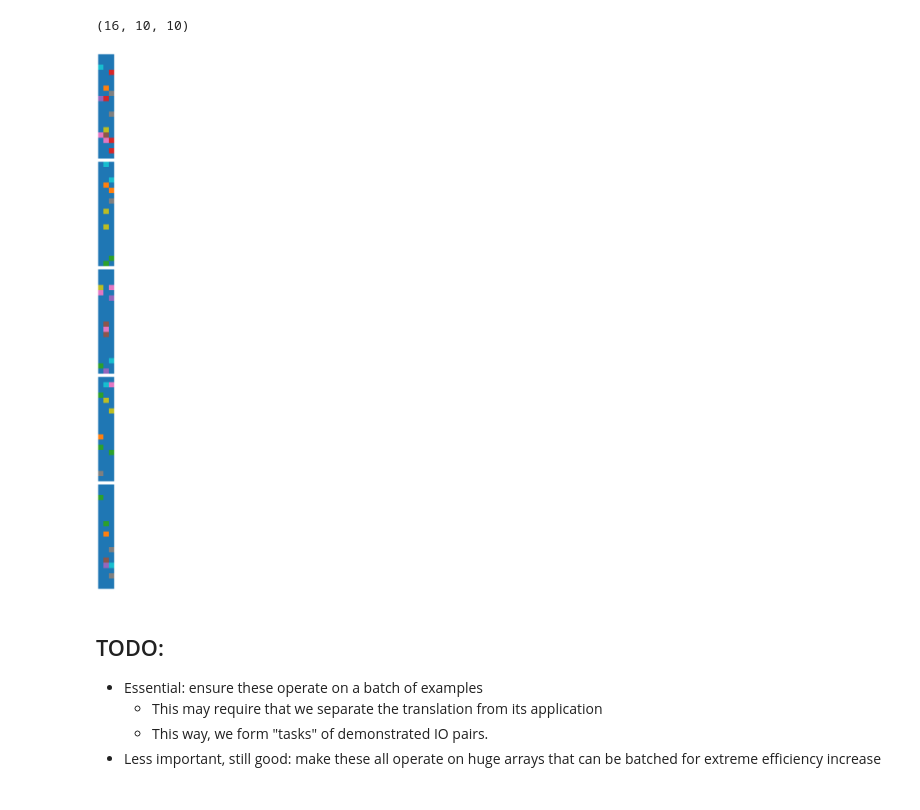
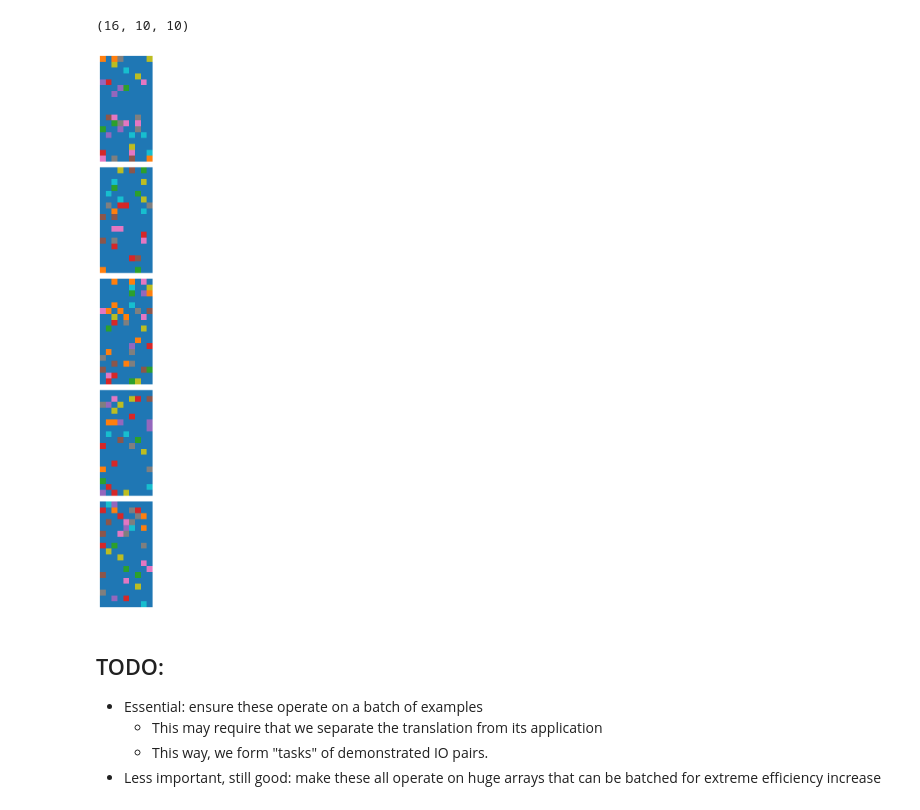
Before and after one commit to samj-ai/composition, a Jupyter notebook: notebooks/data_test.ipynb, the cells around one changed output. Drawn from its saved outputs; the diff is of its cells as text; code cells hidden in the pictures.

```diff
--- a/notebooks/data_test.ipynb
+++ b/notebooks/data_test.ipynb
@@ -78,10 +81,21 @@ ex.shape
 # %%
 data = ex
 # %%
+import matplotlib.colors as mcolors
+
 sraven_title = 'An Example SRaven Grid:\n3 x 3 w/ 8 Permuted Features'
-fig, axes = plt.subplots(3, 3, figsize=(12, 12))
+size_per_subplot = 2
+fig, axes = plt.subplots(3, 3, figsize=(3 * size_per_subplot, 3 * size_per_subplot))
 axes = axes.flatten()
-cmap = plt.cm.viridis
+# cmap = plt.cm.viridis
+
+# nicer formatting
+palette1 = plt.cm.tab20.colors
+palette2 = plt.cm.tab20b.colors
+palette3 = plt.cm.tab20c.colors
+combined_colors = list(palette1) + list(palette2) + list(palette3)
+cmap = mcolors.ListedColormap(combined_colors)
+cmap.name = 'combined_qualitative'
 
 # Loop through the 9 blocks (3×3 grid)
 for block_idx in range(9):
@@ -110,6 +124,6 @@ for block_idx in range(9):
     axes[block_idx].set_yticks([])
 
 plt.tight_layout()
-plt.suptitle(f'{sraven_title}', fontsize=16, y=0.98)
+plt.suptitle(f'{sraven_title}', fontsize=16, y=1.05)
 plt.show()
 # %% [output]
@@ -183,6 +197,7 @@ inputs, outputs
   [[4, 4, 4], [3, 3, 3], [4, 4, 4]],
   [[3, 3, 3], [4, 4, 4], [2, 2, 2]]])
 # %%
+plt.rcParams['axes.titlesize'] = 12
 arc2_title = 'ARC-AGI-2 Example'
 
 # global values
@@ -190,8 +205,8 @@ vmin = 0
 vmax = 20
 
 n_examples = len(data['train'])
-fig, axes = plt.subplots(n_examples, 2, figsize=(12, 12))
-cmap = plt.cm.tab20b
+fig, axes = plt.subplots(n_examples, 2, figsize=(5, 5))
+cmap = plt.cm.tab20
 
 for r in range(n_examples):
     for c, label in enumerate(['input', 'output']):
@@ -322,12 +334,12 @@ random_sized_grids = generate_grid_batch(key, batch_size=8)
 # %% [output]
 (16, 10, 10)
 # %%
-key = random.key(13)
-key, use = random.split(key)
-rg = generate_grid_batch(use, batch_size=5)
-display(rg)
+key = random.key(12)
+key, key1 = random.split(key)
+rg = generate_grid_batch(key1, batch_size=5)
+display(rg, size_per_grid=3)
 # %% [output]
-[figure, old version]
+[figure, new version]
 # %% [markdown]
 ## TODO:
 
```
Also changed, not shown: parts of 20 cells of this notebook.
